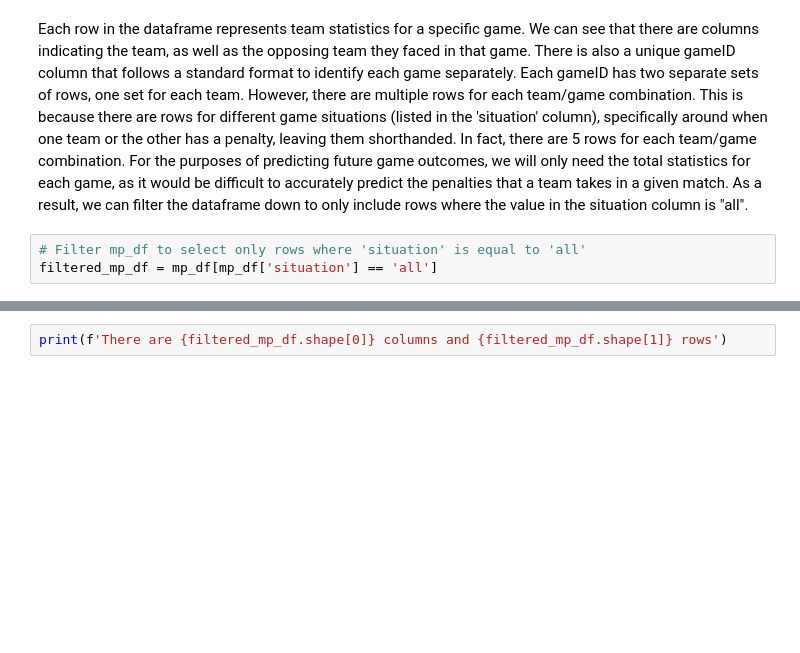
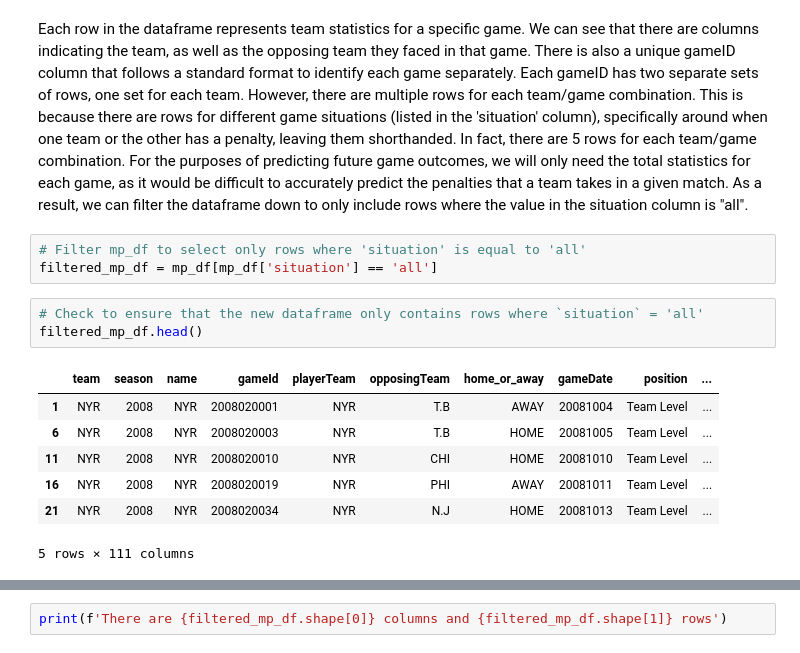
Before and after one commit to markshumka/NHL-Game-Predictor, a Jupyter notebook: Notebooks/Initial_data_upload_and_EDA.ipynb, the cells around one changed output, grey strips where cells are left out. Saved outputs shown, nothing was run; the diff lists cells and outputs as text; blank space fills up the shorter version.

```diff
--- a/Notebooks/Initial_data_upload_and_EDA.ipynb
+++ b/Notebooks/Initial_data_upload_and_EDA.ipynb
@@ -52,3 +52,14 @@ Each row in the dataframe represents team statistics for a specific game. We can
 # %%
 # Filter mp_df to select only rows where 'situation' is equal to 'all'
 filtered_mp_df = mp_df[mp_df['situation'] == 'all']
+# %%
+# Check to ensure that the new dataframe only contains rows where `situation` = 'all'
+filtered_mp_df.head()
+# %% [output]
+|  | team | season | name | gameId | playerTeam | opposingTeam | home_or_away | gameDate | position | ... |
+| 1 | NYR | 2008 | NYR | 2008020001 | NYR | T.B | AWAY | 20081004 | Team Level | ... |
+| 6 | NYR | 2008 | NYR | 2008020003 | NYR | T.B | HOME | 20081005 | Team Level | ... |
+| 11 | NYR | 2008 | NYR | 2008020010 | NYR | CHI | HOME | 20081010 | Team Level | ... |
+| 16 | NYR | 2008 | NYR | 2008020019 | NYR | PHI | AWAY | 20081011 | Team Level | ... |
+| 21 | NYR | 2008 | NYR | 2008020034 | NYR | N.J | HOME | 20081013 | Team Level | ... |
+5 rows × 111 columns
```
Also changed, not shown: parts of 14 cells of this notebook.
